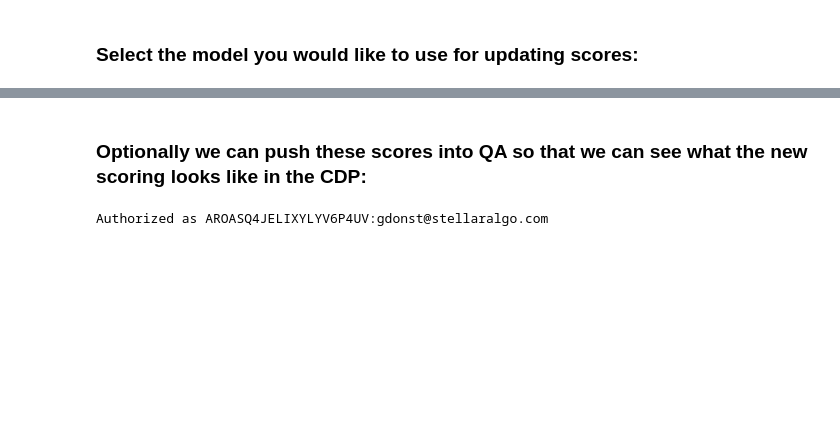
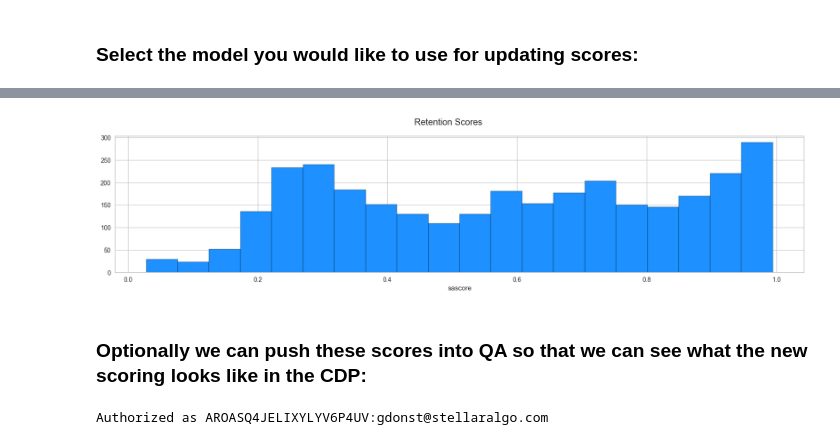
Before and after one commit to ryankazmerik/data-sci, a Jupyter notebook: experiments/mlb-rays/MLB Rays - Insert Retention Scores.ipynb, the cells around one changed output, grey strips where cells are left out. Drawn from its saved outputs; the diff is of its cells as text; code cells hidden in the pictures; blank space fills up the shorter version.

```diff
--- a/experiments/mlb-rays/MLB Rays - Insert Retention Scores.ipynb
+++ b/experiments/mlb-rays/MLB Rays - Insert Retention Scores.ipynb
@@ -293,3 +313,12 @@ memory usage: 606.4+ KB
+# %%
+fig, ax1 = plt.subplots(1)
+fig.suptitle('Retention Scores')
+ax1.hist(df_scores['Score_1'], bins=20, edgecolor='black', color='dodgerblue')
+ax1.set_xlabel('sascore')
+
+fig.figure.set_figwidth(20)
+# %% [output]
+[figure, added]
 # %% [markdown]
 ### Optionally we can push these scores into QA so that we can see what the new scoring looks like in the CDP:
 # %%
```
Also changed, not shown: parts of 10 cells of this notebook, 5 other files.
